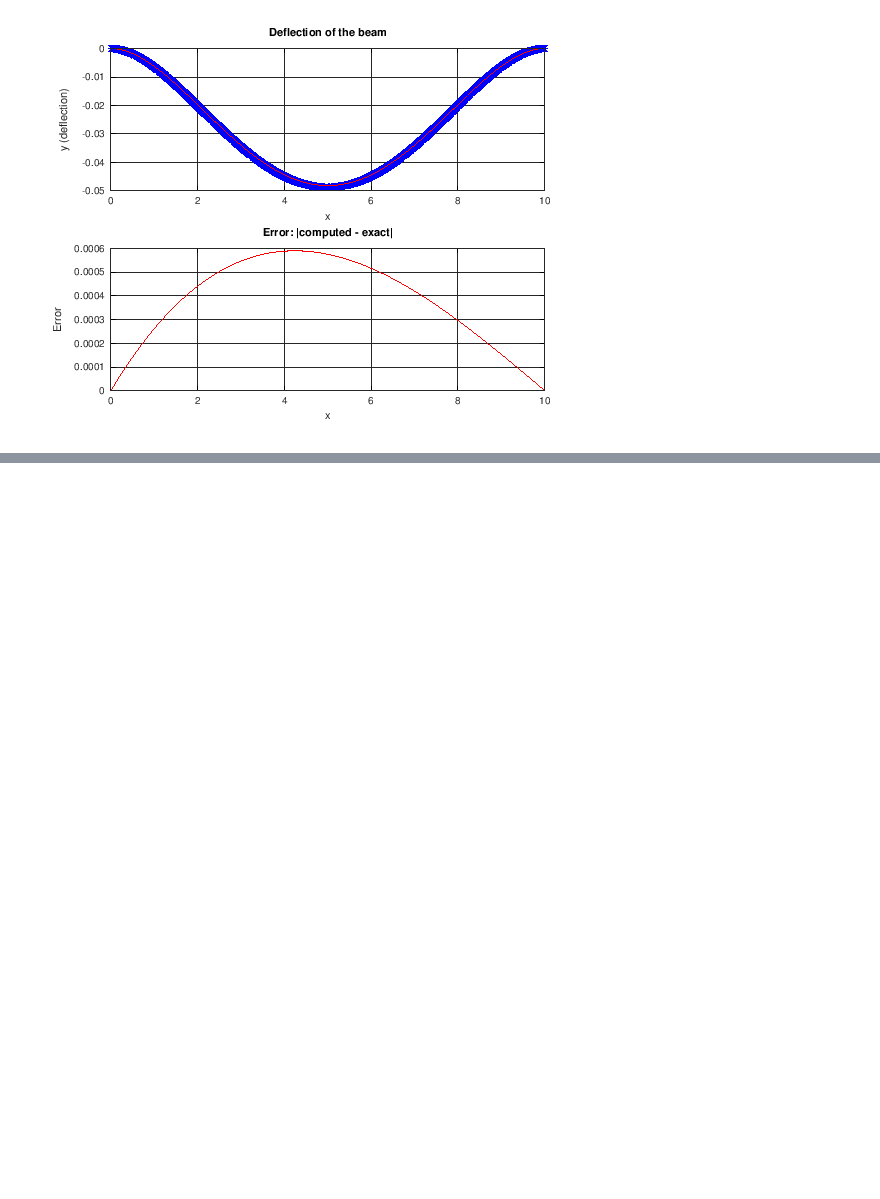
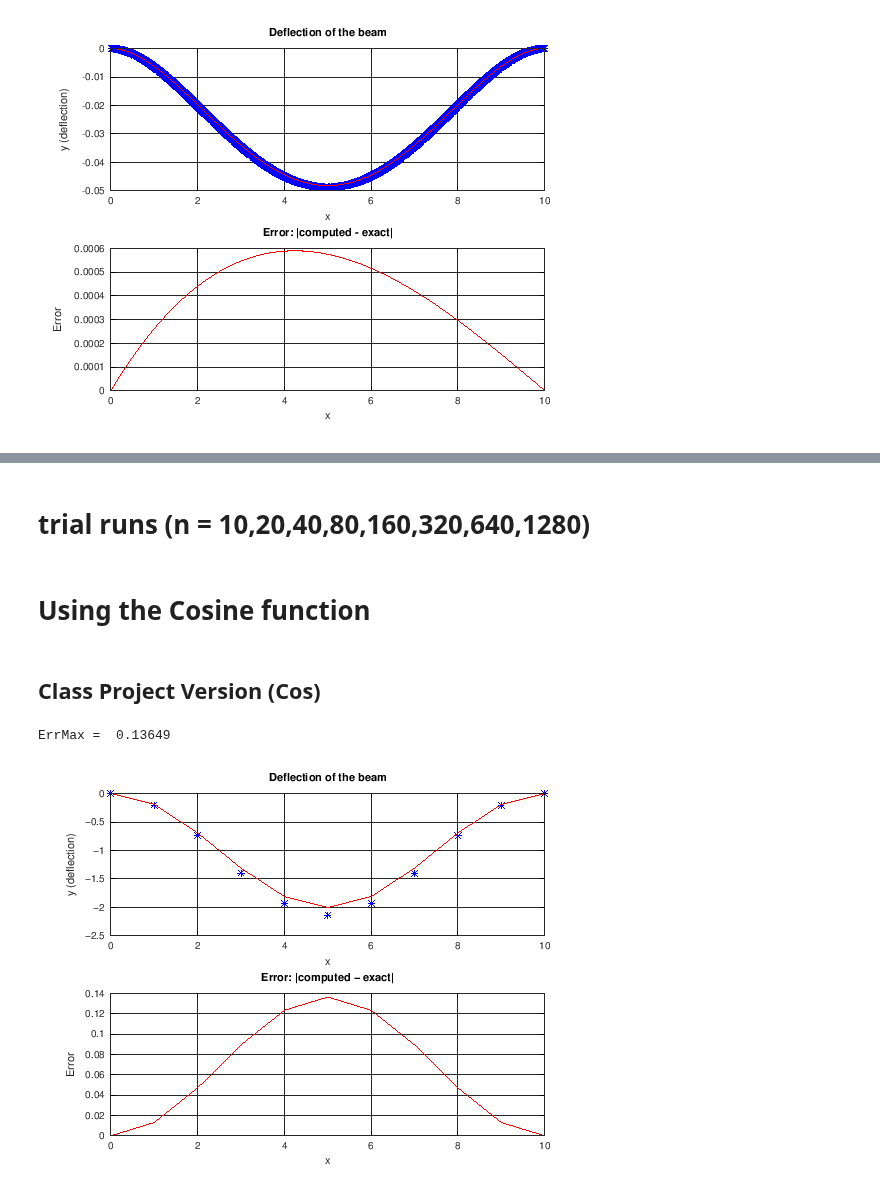
Before and after one commit to branberry/URGOResearch, a Jupyter notebook: BothEndsFixed.ipynb, the cells around one changed output, grey strips where cells are left out. Drawn from its saved outputs; the diff is of its cells as text; code cells hidden in the pictures; blank space fills up the shorter version.

Commit message:
added cosine function

```diff
--- a/BothEndsFixed.ipynb
+++ b/BothEndsFixed.ipynb
@@ -301,0 +258,63 @@ A =
+# %% [markdown]
+# trial runs (n = 10,20,40,80,160,320,640,1280)
+# %% [markdown]
+# Using the Cosine function
+# %% [markdown]
+## Class Project Version  (Cos)
+# %%
+n = 10; % number of subintervals on [0, L]
+h = L/n; % discretization spacing
+N = n + 1; % number of unknowns to be solved for
+A = sparse(N,N); % generating a sparse matrix
+
+% Define the RHS of the system
+f = h^4*(pi/5)^4*cos((pi/5)*[0:h:L]');
+f(1) = f(N) = 0;
+
+% Creating diagonals of the matrix
+for i=3:N - 2
+    A(i,i) = 6;
+    A(i,i-1) = A(i,i+1) = -4;
+    A(i,i-2) = A(i,i+2) = 1;
+endfor
+
+% Left end
+A(1,1) = 1;
+A(2,2) = 7;
+A(1,2) = 0;
+A(1,3) = 0;
+A(2,1) = 0;
+A(3,1) = 0;
+A(2,3) = -4;
+A(2,4) = 1;
+% Right end
+A(N,N) = 1;
+A(N-1,N-1) =  7;
+A(N-1,N) = 0;
+A(N-2,N) = 0;
+A(N, N-1) = 0;
+A(N, N-2) = 0;
+A(N-1,N-2) = -4;
+A(N-1,N-3) = 1;
+
+% Solve for y
+y = A\f;
+
+x = (0:h:L)';
+y_exact = cos((pi/5)*x) - 1;
+ErrMax = max(abs(y-y_exact))
+# %% [output]
+ErrMax =  0.13649
+# %%
+subplot(2,1,1);
+plot(x, y, "b*", x, y_exact, "r")
+title('Deflection of the beam');
+xlabel('x'); ylabel('y (deflection)');
+grid on;
+subplot(2,1,2);
+plot(x, abs(y - y_exact), "r")
+title('Error: |computed - exact|');
+xlabel('x'); ylabel('Error');
+grid on;
+# %% [output]
+[figure, added]
```
Also changed, not shown: parts of 14 cells of this notebook, 3 other files.
